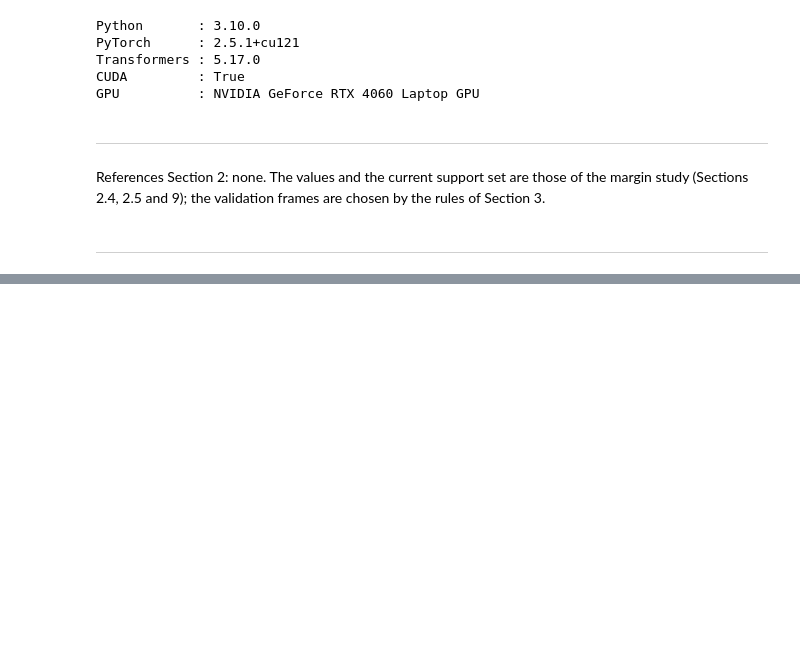
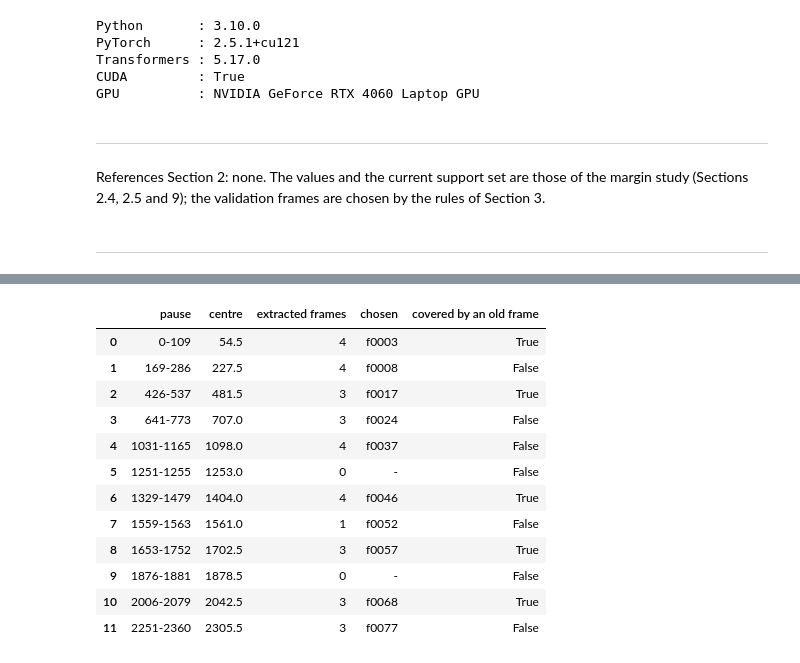
Before and after one commit to xrushofblood/vad_project, a Jupyter notebook: notebooks/phase_1_support_set_v2_study.ipynb, the cells around one changed output, grey strips where cells are left out. Saved outputs shown, nothing was run; the diff lists cells and outputs as text; code cells hidden in the pictures; blank space fills up the shorter version.

```diff
--- a/notebooks/phase_1_support_set_v2_study.ipynb
+++ b/notebooks/phase_1_support_set_v2_study.ipynb
@@ -348,0 +375,87 @@ References Section 2: none. The values and the current support set are those of
+# %%
+# 3.1 The three rules recomputed from the event log, and compared with the list of Section 2.5
+from perception.classes import LEGACY_LABELS
+
+EVENT_LOG = json.loads(EVENTS_PATH.read_text())
+EVENTS, NOTES = EVENT_LOG["events"], EVENT_LOG["notes"]
+GRID = 30                                    # one extracted frame every 30 video frames (extract_frames.py)
+
+
+def notes_with(text):
+    """Frame intervals of the notes whose description contains text."""
+    return [note["frames"] for note in NOTES if text in note["what"]]
+
+
+def event_of(val):
+    """Event of the piece picked or mounted in a validation frame (ear: the side written in the note)."""
+    piece = "nose" if val["piece"] == "nose+moustache" else val["piece"]
+    found = [e for e in EVENTS if e["piece"] == piece and (piece != "ear" or e["side"] in val["note"])]
+    assert len(found) == 1, f"No single event for {val['frame']}"
+    return found[0]
+
+
+(JOIN,) = notes_with("threaded into the moustache")           # nose into moustache, in hand: [first contact, fully joined]
+(PUT_BACK,) = notes_with("put back")                         # the ear picked and put back: a pick that ends a pause
+NO_LIFT = notes_with("without lifting")                      # touches without lifting: no pause ends, but no table frame either
+(HEAD_TURN,) = notes_with("head turns")
+END_OF_ASSEMBLY = HEAD_TURN[0]                               # last pause ends when the head turns to the monitor
+
+
+def first_from(start, t):
+    """t is the first extracted frame at or after start."""
+    return t >= start and t - GRID < start
+
+
+# Pick and mount: each frame against its rule
+rows = []
+for val in VALIDATION_FRAMES:
+    t = GRID * val["index"]
+    if val["moment"] == "pick":
+        e = event_of(val)
+        window, ok = (e["touch"], e["insert"]), first_from(e["touch"], t) and t < e["insert"]
+    elif val["moment"] == "mount" and "threaded" in val["note"]:
+        window, ok = tuple(JOIN), first_from(JOIN[0], t)
+    elif val["moment"] == "mount":
+        e = event_of(val)
+        window, ok = (e["insert"], e["hands_off"]), first_from(e["insert"], t) and t < e["hands_off"]
+    else:
+        continue
+    rows.append({"frame": val["frame"], "moment": val["moment"], "piece": val["piece"], "video frame": t,
+                 "window": f"{window[0]}-{window[1]}", "rule satisfied": ok})
+picks_mounts = pd.DataFrame(rows).set_index("frame")
+display(picks_mounts)
+
+# Table: pauses between picks, from the log
+busy = sorted([(e["touch"], e["hands_off"]) for e in EVENTS] + [tuple(PUT_BACK)])
+merged = []
+for start, end in busy:
+    if merged and start <= merged[-1][1]:
+        merged[-1] = (merged[-1][0], max(merged[-1][1], end))
+    else:
+        merged.append((start, end))
+pauses, previous_end = [], -1
+for start, end in merged:
+    pauses.append((previous_end + 1, start - 1))
+    previous_end = end
+pauses.append((previous_end + 1, END_OF_ASSEMBLY))
+
+old_indices = {val["index"] for val in VALIDATION_FRAMES if val["old"]}
+rows, expected_table = [], set()
+for start, end in pauses:
+    grid = [k for k in range(start // GRID, end // GRID + 1)
+            if start <= GRID * k <= end and not any(a <= GRID * k <= b for a, b in NO_LIFT)]
+    old = [k for k in grid if k in old_indices]
+    centre = (start + end) / 2
+    chosen = old[0] if old else (min(grid, key=lambda k: abs(GRID * k - centre)) if grid else None)
+    if chosen is not None:
+        expected_table.add(chosen)
+    rows.append({"pause": f"{start}-{end}", "centre": centre, "extracted frames": len(grid),
+                 "chosen": "-" if chosen is None else f"f{chosen:04d}", "covered by an old frame": bool(old)})
+display(pd.DataFrame(rows))
+
+listed_table = {val["index"] for val in VALIDATION_FRAMES if val["moment"] == "table"}
+print(f"Pick and mount frames that satisfy their rule: {picks_mounts['rule satisfied'].sum()} of {len(picks_mounts)}")
+print(f"Table frames recomputed from the log: {sorted(expected_table)}")
+print(f"Table frames listed in Section 2.5:   {sorted(listed_table)}")
+assert picks_mounts["rule satisfied"].all() and expected_table == listed_table
+# %% [output]
@@ -348,0 +480,13 @@ References Section 2: none. The values and the current support set are those of
+|  | pause | centre | extracted frames | chosen | covered by an old frame |
+| 0 | 0-109 | 54.5 | 4 | f0003 | True |
+| 1 | 169-286 | 227.5 | 4 | f0008 | False |
+| 2 | 426-537 | 481.5 | 3 | f0017 | True |
+| 3 | 641-773 | 707.0 | 3 | f0024 | False |
+| 4 | 1031-1165 | 1098.0 | 4 | f0037 | False |
+| 5 | 1251-1255 | 1253.0 | 0 | - | False |
+| 6 | 1329-1479 | 1404.0 | 4 | f0046 | True |
+| 7 | 1559-1563 | 1561.0 | 1 | f0052 | False |
+| 8 | 1653-1752 | 1702.5 | 3 | f0057 | True |
+| 9 | 1876-1881 | 1878.5 | 0 | - | False |
+| 10 | 2006-2079 | 2042.5 | 3 | f0068 | True |
+| 11 | 2251-2360 | 2305.5 | 3 | f0077 | False |
```
Also changed, not shown: parts of 12 cells of this notebook.
